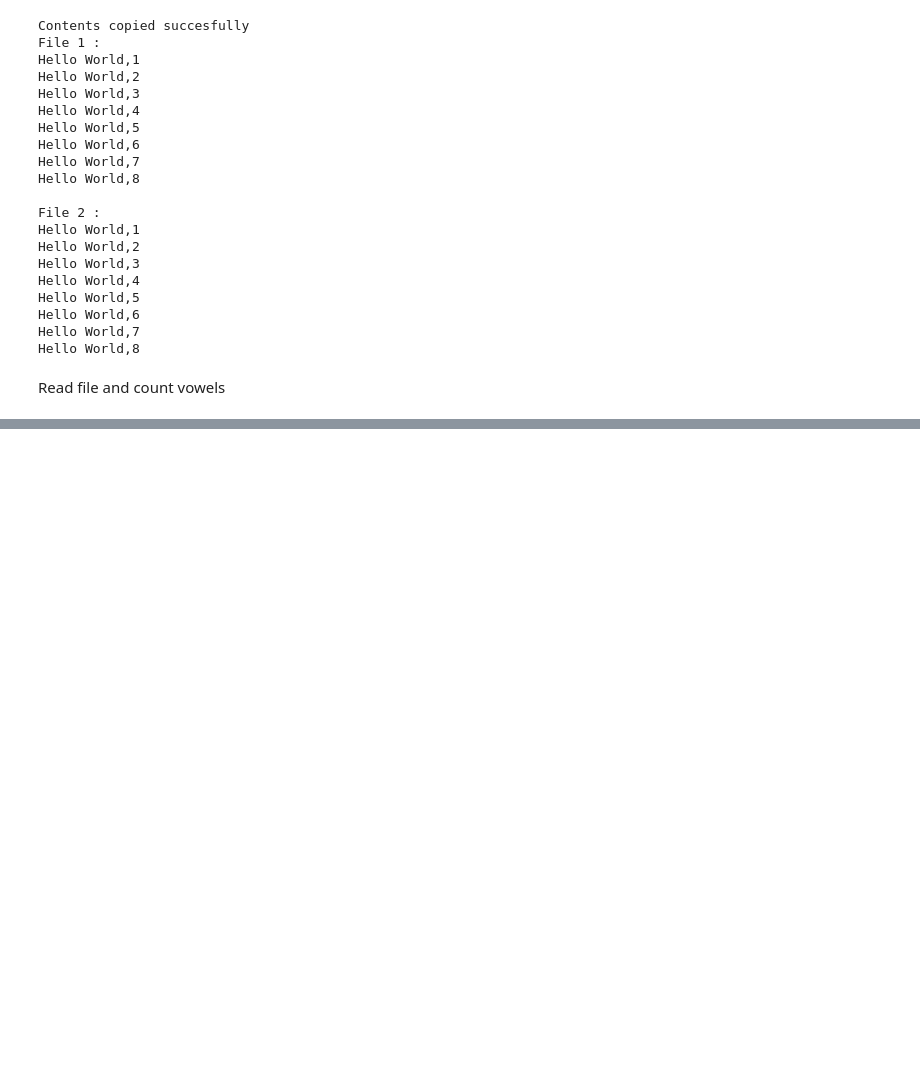
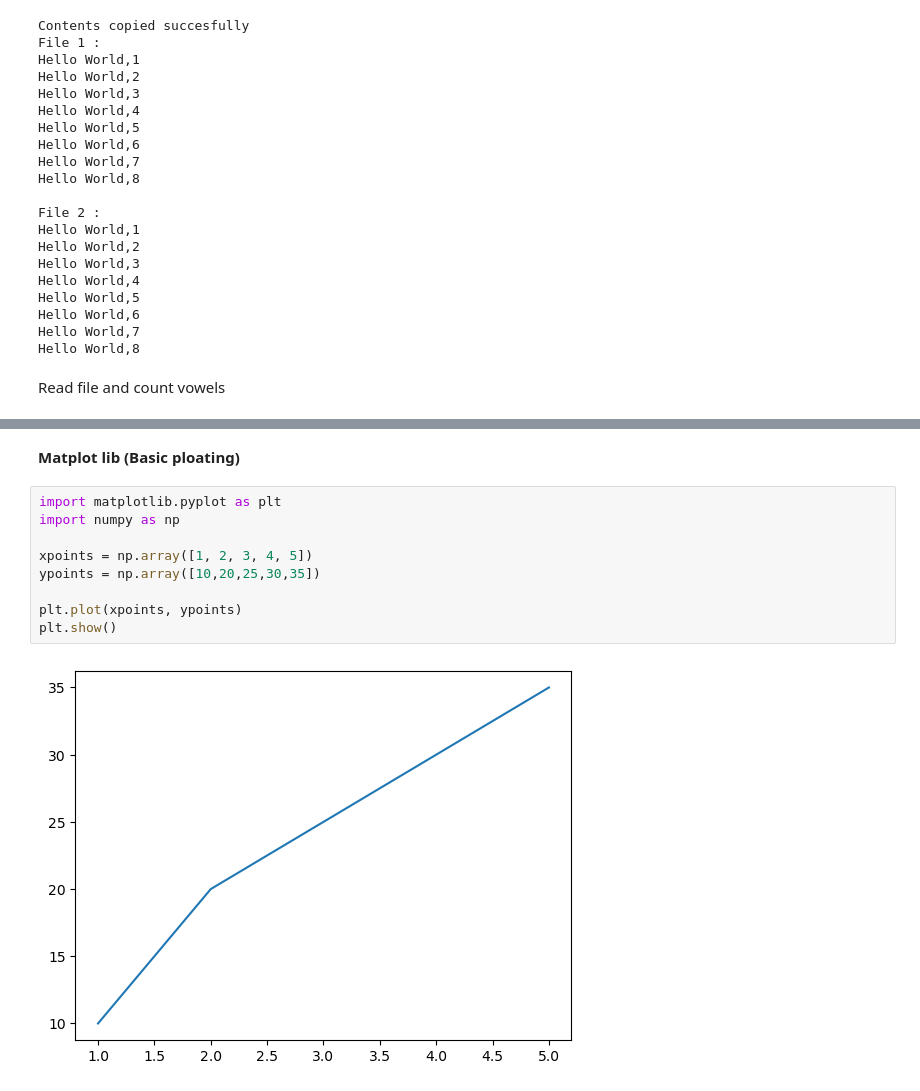
Before and after one commit to pgokul695/ASIET, a Jupyter notebook: S5/Python (Bridge Course)/Day2.ipynb, the cells around one changed output, grey strips where cells are left out. Cells and saved outputs as stored; diff of their text form; blank space fills up the shorter version.

```diff
--- a/S5/Python (Bridge Course)/Day2.ipynb
+++ b/S5/Python (Bridge Course)/Day2.ipynb
@@ -440,0 +463,13 @@ Read file and count vowels
+# %% [markdown]
+**Matplot lib (Basic ploating)**
+# %%
+import matplotlib.pyplot as plt
+import numpy as np
+
+xpoints = np.array([1, 2, 3, 4, 5])
+ypoints = np.array([10,20,25,30,35])
+
+plt.plot(xpoints, ypoints)
+plt.show()
+# %% [output]
+[figure, added]
```
Also changed, not shown: parts of 11 cells of this notebook, 6 other files.
